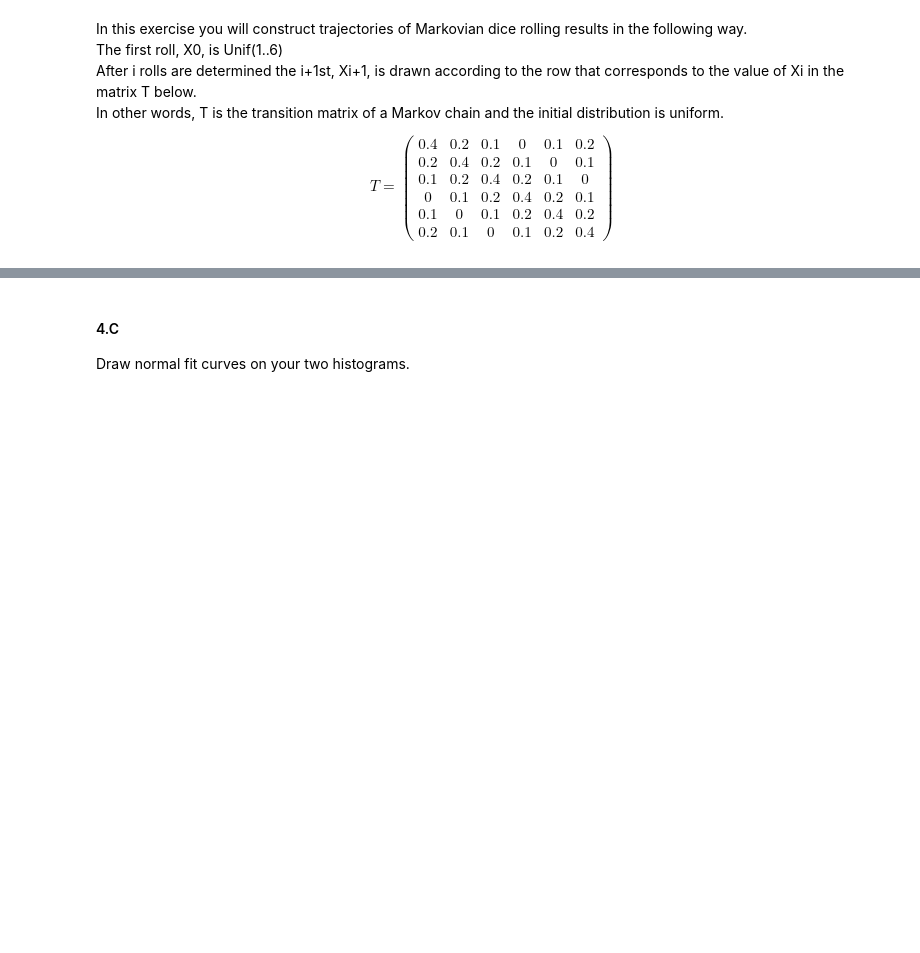
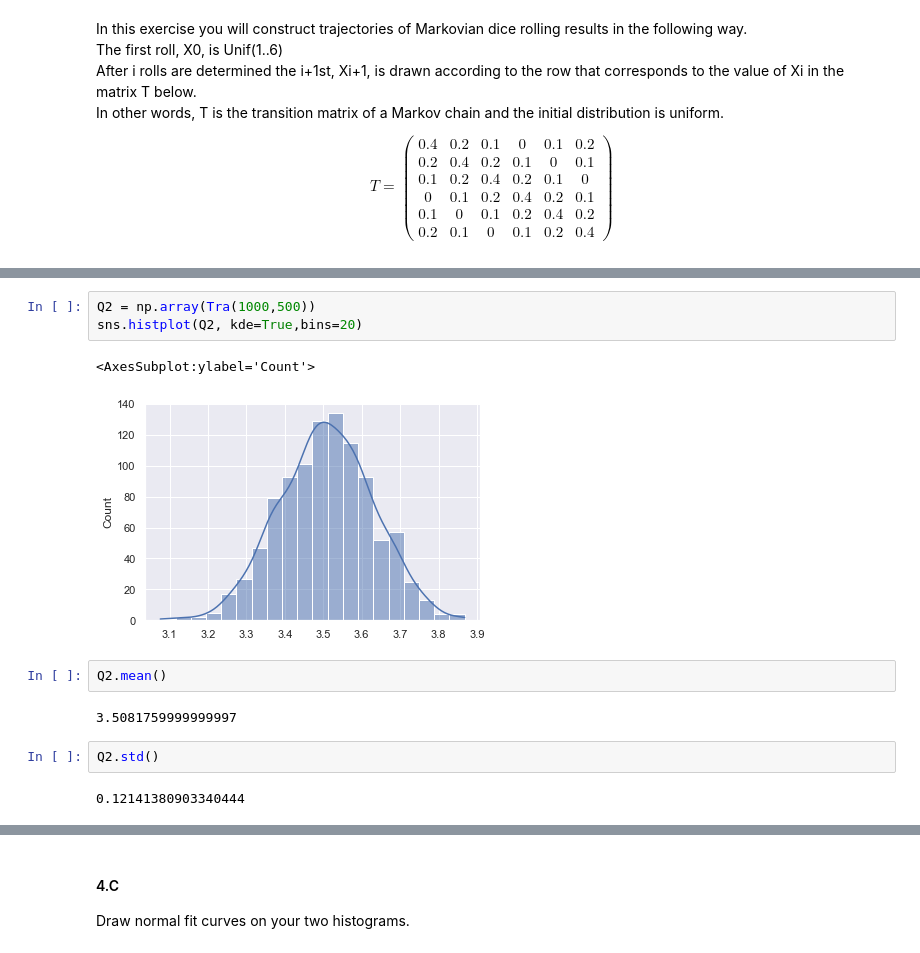
Before and after one commit to ronigold/Statistics_HW, a Jupyter notebook: HW3.ipynb, the cells around one changed output, grey strips where cells are left out. Drawn from its saved outputs; the diff is of its cells as text; blank space fills up the shorter version.

```diff
--- a/HW3.ipynb
+++ b/HW3.ipynb
@@ -553,0 +655,14 @@ Construct 1000 trajectories, each of length 500.
+# %%
+Q2 = np.array(Tra(1000,500))
+sns.histplot(Q2, kde=True,bins=20)
+# %% [output]
+<AxesSubplot:ylabel='Count'>
+[figure, added]
+# %%
+Q2.mean()
+# %% [output]
+3.5081759999999997
+# %%
+Q2.std()
+# %% [output]
+0.12141380903340444
```
Also changed, not shown: parts of 17 cells of this notebook.
